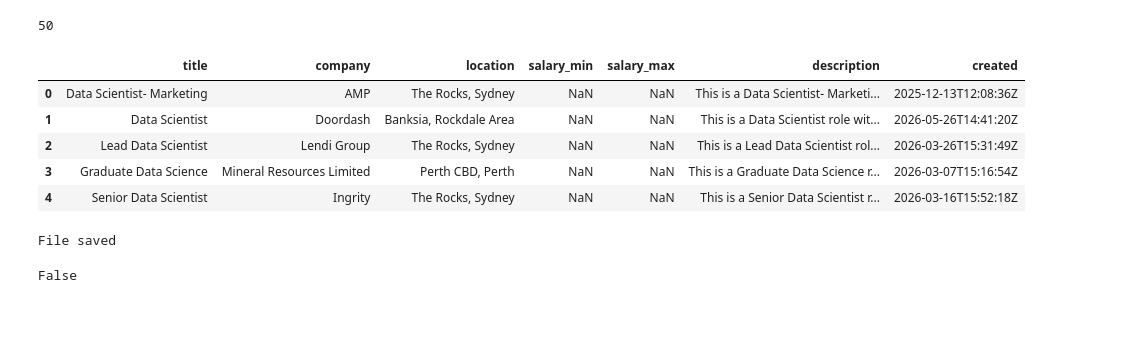
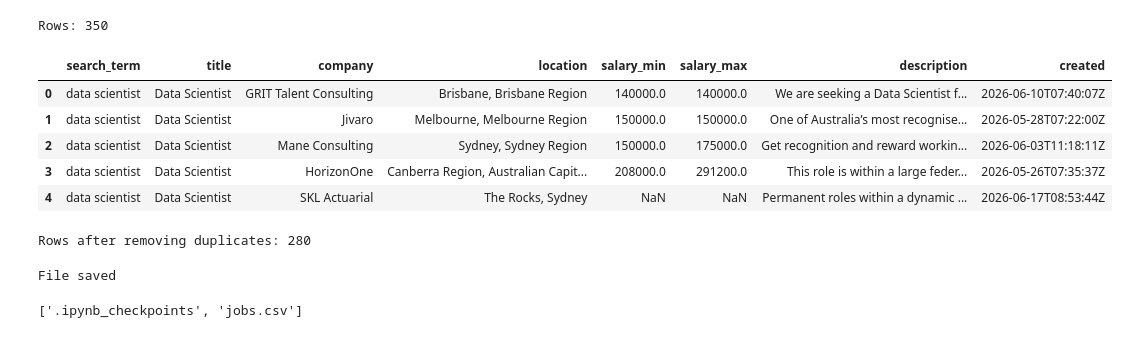
Before and after one commit to EtienneNicolai/jobscraperproject, a Jupyter notebook: jobscraperproject.ipynb, the cells around one changed output. Drawn from its saved outputs; the diff is of its cells as text; code cells hidden in the pictures.

```diff
--- a/jobscraperproject.ipynb
+++ b/jobscraperproject.ipynb
@@ -51,26 +58,35 @@ df.head()
 # %%
-df = pd.DataFrame(jobs)
+df = pd.DataFrame(all_jobs)
 
-print(len(df))
+print(f"Rows: {len(df)}")
 
 df.head()
 # %% [output]
-50
+Rows: 350
-|  | title | company | location | salary_min | salary_max | description | created |
-| 0 | Data Scientist- Marketing | AMP | The Rocks, Sydney | NaN | NaN | This is a Data Scientist- Marketi... | 2025-12-13T12:08:36Z |
-| 1 | Data Scientist | Doordash | Banksia, Rockdale Area | NaN | NaN | This is a Data Scientist role wit... | 2026-05-26T14:41:20Z |
-| 2 | Lead Data Scientist | Lendi Group | The Rocks, Sydney | NaN | NaN | This is a Lead Data Scientist rol... | 2026-03-26T15:31:49Z |
-| 3 | Graduate Data Science | Mineral Resources Limited | Perth CBD, Perth | NaN | NaN | This is a Graduate Data Science r... | 2026-03-07T15:16:54Z |
-| 4 | Senior Data Scientist | Ingrity | The Rocks, Sydney | NaN | NaN | This is a Senior Data Scientist r... | 2026-03-16T15:52:18Z |
+|  | search_term | title | company | location | salary_min | salary_max | description | created |
+| 0 | data scientist | Data Scientist | GRIT Talent Consulting | Brisbane, Brisbane Region | 140000.0 | 140000.0 | We are seeking a Data Scientist f... | 2026-06-10T07:40:07Z |
+| 1 | data scientist | Data Scientist | Jivaro | Melbourne, Melbourne Region | 150000.0 | 150000.0 | One of Australia’s most recognise... | 2026-05-28T07:22:00Z |
+| 2 | data scientist | Data Scientist | Mane Consulting | Sydney, Sydney Region | 150000.0 | 175000.0 | Get recognition and reward workin... | 2026-06-03T11:18:11Z |
+| 3 | data scientist | Data Scientist | HorizonOne | Canberra Region, Australian Capit... | 208000.0 | 291200.0 | This role is within a large feder... | 2026-05-26T07:35:37Z |
+| 4 | data scientist | Data Scientist | SKL Actuarial | The Rocks, Sydney | NaN | NaN | Permanent roles within a dynamic ... | 2026-06-17T08:53:44Z |
 # %%
-df.to_csv("data/raw/jobs.csv", index=False)
+df = df.drop_duplicates(
+    subset=["title", "company"],
+    keep="first"
+)
 
-print("File saved")
+print(f"Rows after removing duplicates: {len(df)}")
 # %% [output]
-File saved
+Rows after removing duplicates: 280
+# %%
+df.to_csv("data/raw/jobs.csv", index=False)
+
+print("File saved")
+# %% [output]
+File saved
 # %%
 import os
 
-print(os.path.exists("data/raw/jobs.csv"))
+print(os.listdir("data/raw"))
 # %% [output]
-False
+['.ipynb_checkpoints', 'jobs.csv']
```
Also changed, not shown: parts of 16 cells of this notebook.
